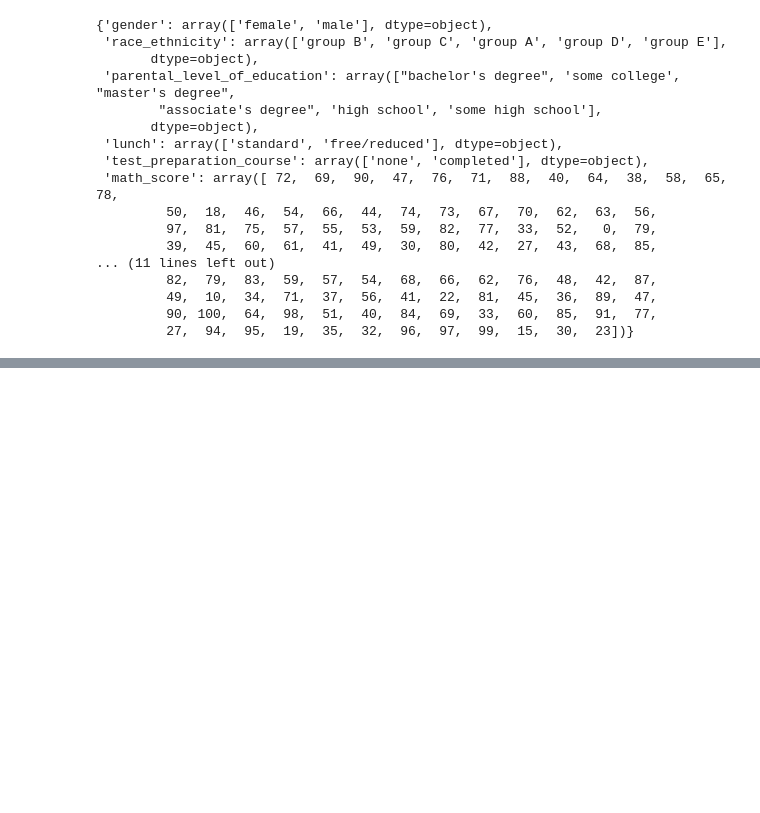
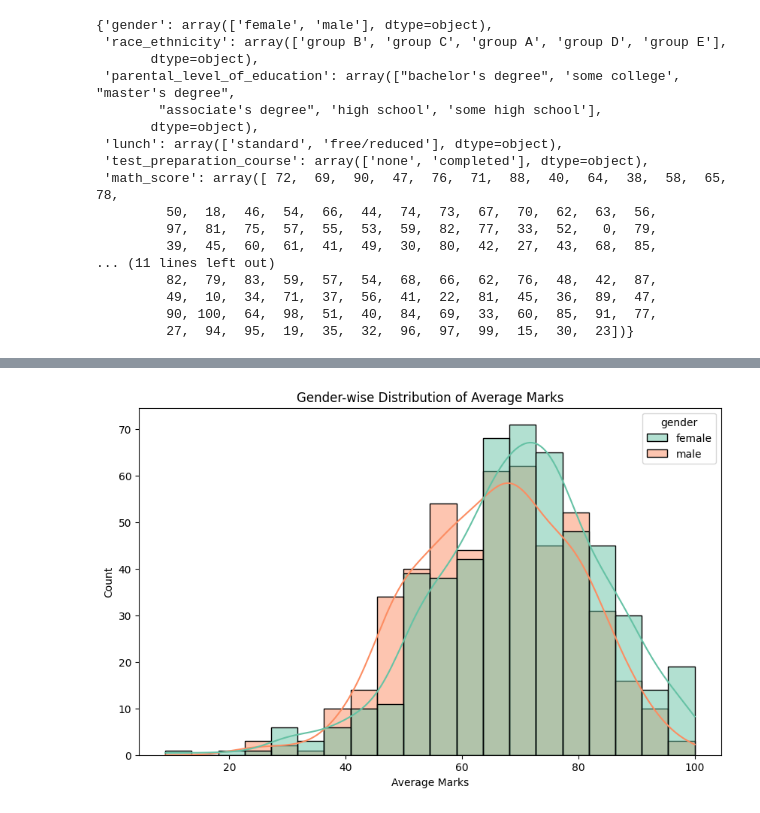
Before and after one commit to panikar-78/Score_prediction, a Jupyter notebook: notebook/EDA1.ipynb, the cells around one changed output, grey strips where cells are left out. Drawn from its saved outputs; the diff is of its cells as text; code cells hidden in the pictures; blank space fills up the shorter version.

```diff
--- a/notebook/EDA1.ipynb
+++ b/notebook/EDA1.ipynb
@@ -135,0 +143,5 @@ unique_vals_column
+# %%
+# Adding columns for total_score and average
+df['total_score'] = df['math_score'] + df['reading_score'] + df['writing_score']
+df['average_score'] = df['total_score'] / 3
+df.head()
@@ -135,0 +155,9 @@ unique_vals_column
+# %%
+plt.figure(figsize=(10, 6))
+sns.histplot(data=df, x='average_score', hue='gender', bins=20, kde=True, palette='Set2')
+plt.title('Gender-wise Distribution of Average Marks')
+plt.xlabel('Average Marks')
+plt.ylabel('Count')
+plt.show()
+# %% [output]
+[figure, added]
```
Also changed, not shown: parts of 13 cells of this notebook.
